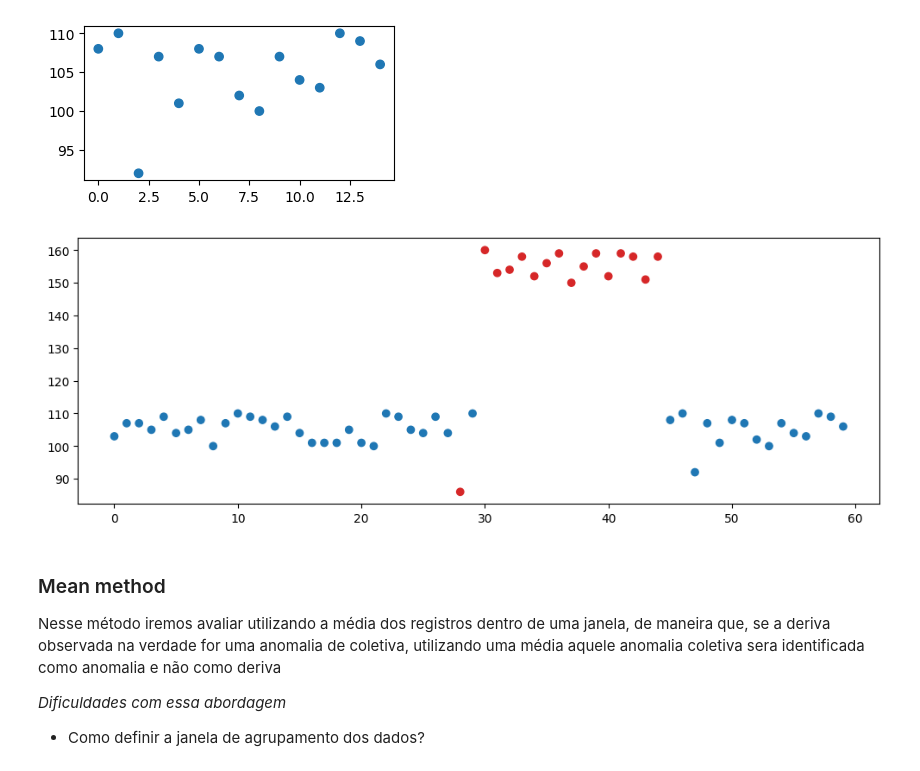
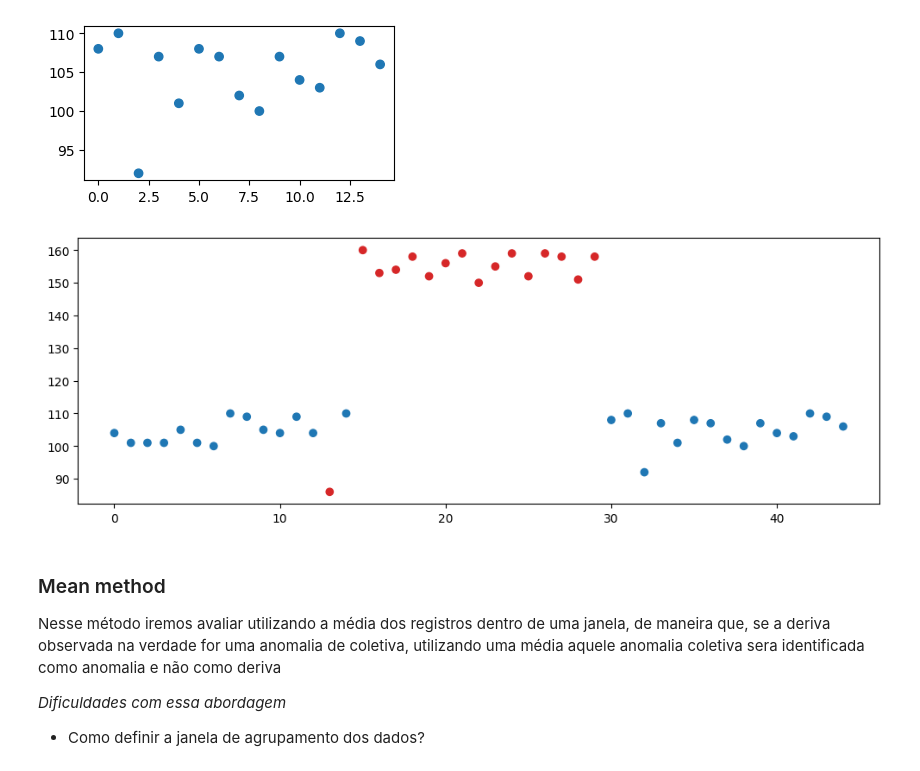
Before and after one commit to luizTavolaro/data-anomaly-and-drift-detection, a Jupyter notebook: Generate_Cold_Data.ipynb, the cells around one changed output. Saved outputs shown, nothing was run; the diff lists cells and outputs as text; code cells hidden in the pictures.

```diff
--- a/Generate_Cold_Data.ipynb
+++ b/Generate_Cold_Data.ipynb
@@ -502,15 +502,15 @@ plt.show()
 # %%
 fig, ax = plt.subplots(figsize=(12, 4))
 
-outliers = np.where((flat[:batch_size*4] > upper_bound) | (flat[:batch_size*4] < lower_bound) , True, False)
+outliers = np.where((flat[batch_size:batch_size*4] > upper_bound) | (flat[batch_size:batch_size*4] < lower_bound) , True, False)
 
 color = ['#d62728' if o else '#1f77b4' for o in outliers]
 
-ax.scatter(range(len(flat[:batch_size*4])), flat[:batch_size*4], c=color,  marker='o')
+ax.scatter(range(len(flat[batch_size:batch_size*4])), flat[batch_size:batch_size*4], c=color,  marker='o')
 
 plt.show()
 # %% [output]
-[figure, old version]
+[figure, new version]
 # %% [markdown]
 ### Mean method
 
```
Also changed, not shown: parts of 3 cells of this notebook.
